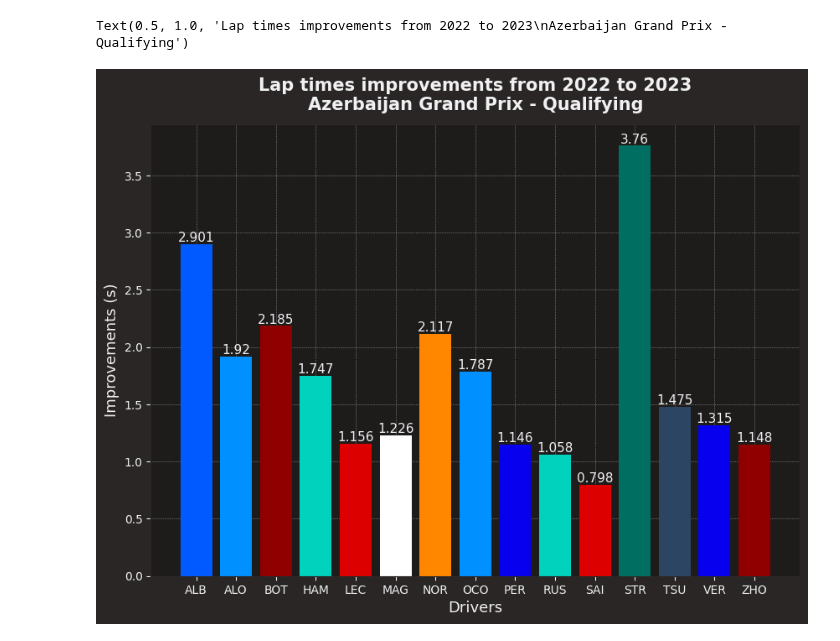
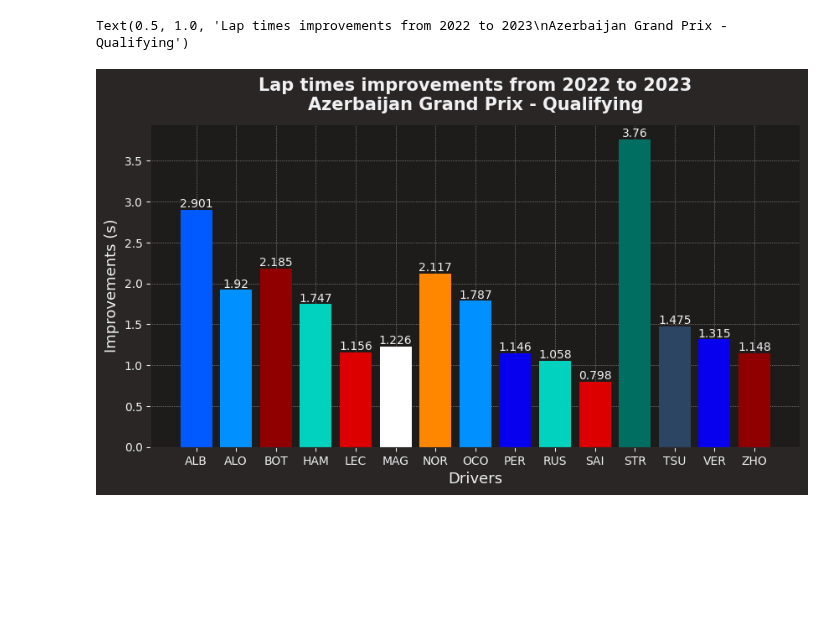
Before and after one commit to Rick8998/Baku2023F1, a Jupyter notebook: SessionsAnalysis/qualiImprovements.ipynb, the cells around one changed output. Drawn from its saved outputs; the diff is of its cells as text; code cells hidden in the pictures; blank space fills up the shorter version.

```diff
--- a/SessionsAnalysis/qualiImprovements.ipynb
+++ b/SessionsAnalysis/qualiImprovements.ipynb
@@ -81,13 +81,13 @@ for key, value in diff_dict.items():
     diff_dict[key] = value.total_seconds()
 # %%
 ff1.plotting.setup_mpl()
-plt.figure(figsize=(10,7))
+plt.figure(figsize=(10,5))
 plt.bar_label(plt.bar(list(diff_dict.keys()), list(diff_dict.values()), color = team_colors, width=0.8), fontsize=10)
 plt.xlabel("Drivers", fontsize=13)
 plt.ylabel("Improvements (s)", fontsize=13)
 plt.grid(visible=True, linestyle=':', linewidth=0.5)
 plt.title(f"Lap times improvements from 2022 to 2023\n"
           f"{fp23.event['EventName']} - {fp23.name}", fontsize=15, fontweight='bold')
 # %% [output]
 Text(0.5, 1.0, 'Lap times improvements from 2022 to 2023\nAzerbaijan Grand Prix - Qualifying')
-[figure, old version]
+[figure, new version]
```
